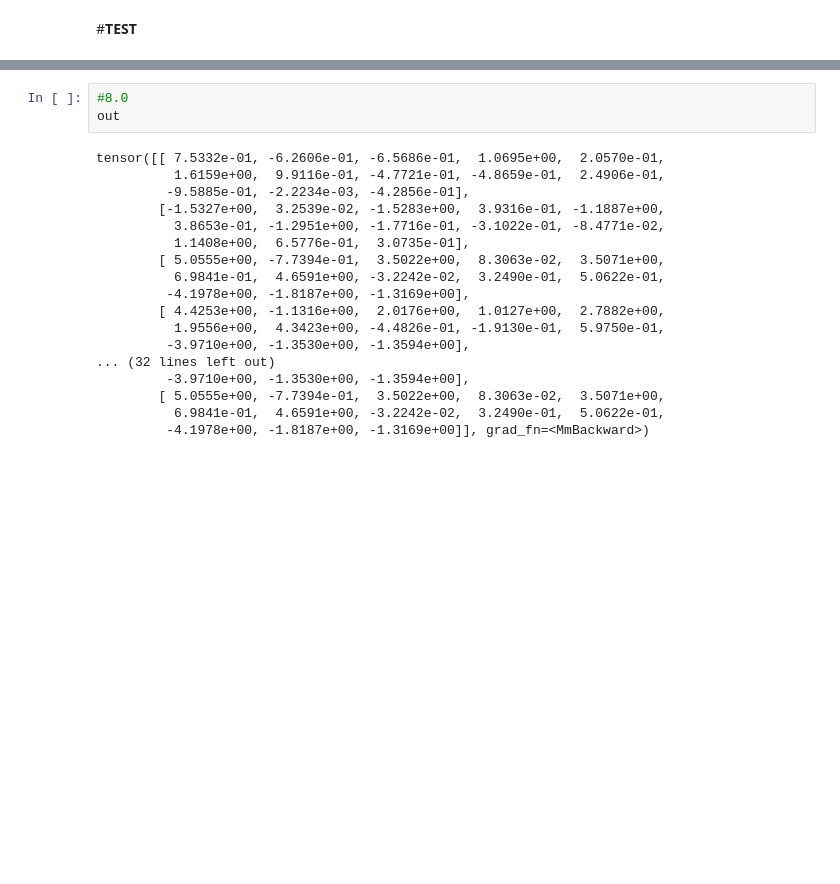
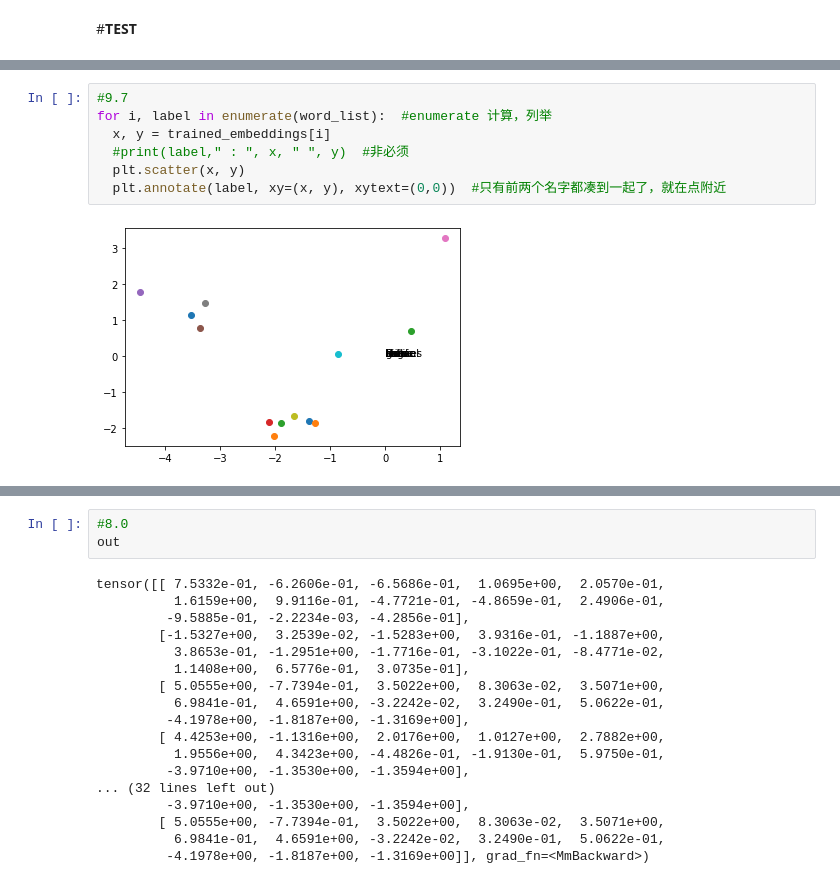
Before and after one commit to Alecia113/NLP-Lab, a Jupyter notebook: lab3_1.ipynb, the cells around one changed output, grey strips where cells are left out. Drawn from its saved outputs; the diff is of its cells as text; blank space fills up the shorter version.

```diff
--- a/lab3_1.ipynb
+++ b/lab3_1.ipynb
@@ -843,0 +899,9 @@ Epoch: 5000, loss: 5.4104
+# %%
+#9.7
+for i, label in enumerate(word_list):  #enumerate 计算，列举
+  x, y = trained_embeddings[i]
+  #print(label," : ", x, " ", y)  #非必须
+  plt.scatter(x, y)
+  plt.annotate(label, xy=(x, y), xytext=(0,0))  #只有前两个名字都凑到一起了，就在点附近
+# %% [output]
+[figure, added]
```
Also changed, not shown: parts of 15 cells of this notebook.
